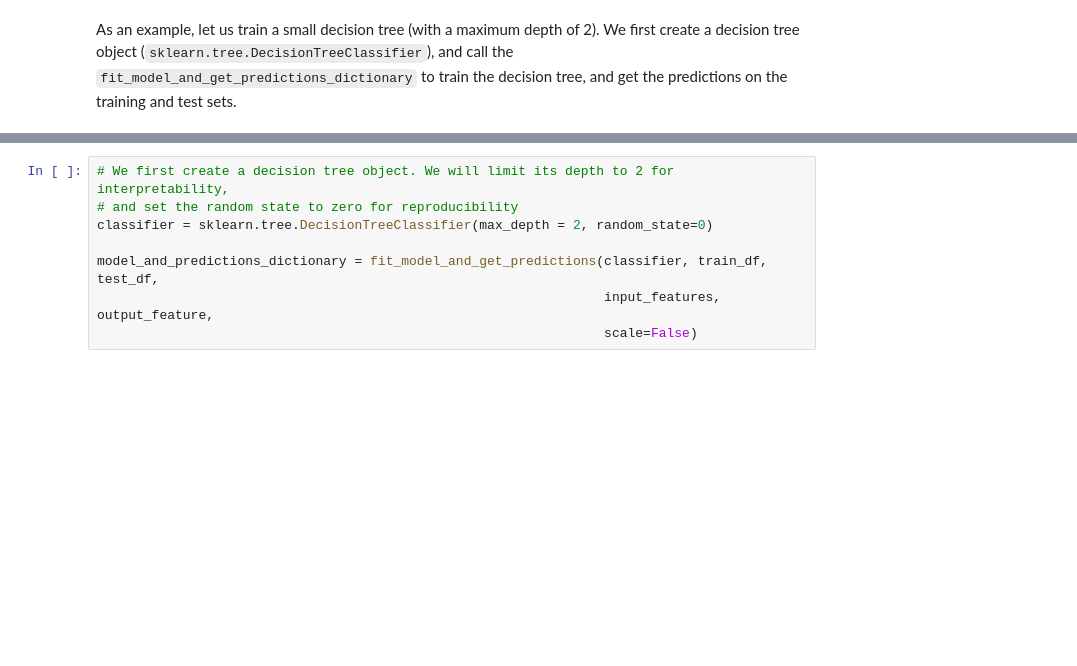
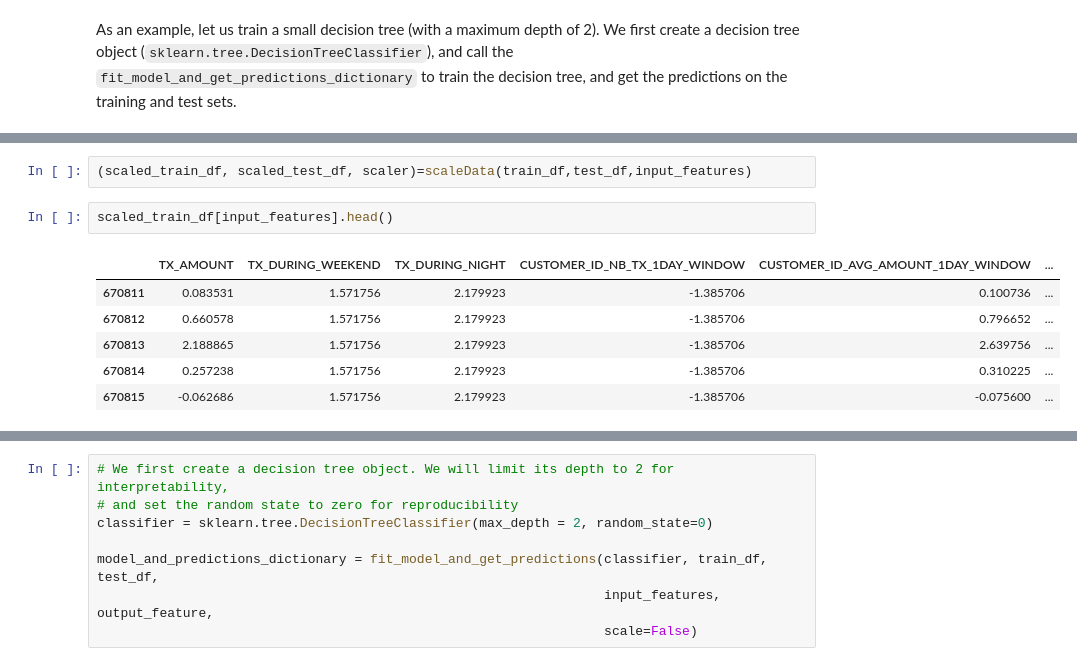
Before and after one commit to sauravtanwar786/Real-time_fraud_detection_system, a Jupyter notebook: fraud_detection_model/model_training.ipynb, the cells around one changed output, grey strips where cells are left out. Saved outputs shown, nothing was run; the diff lists cells and outputs as text; blank space fills up the shorter version.

```diff
--- a/fraud_detection_model/model_training.ipynb
+++ b/fraud_detection_model/model_training.ipynb
@@ -288,0 +321,11 @@ As an example, let us train a small decision tree (with a maximum depth of 2). W
+# %%
+(scaled_train_df, scaled_test_df, scaler)=scaleData(train_df,test_df,input_features)
+# %%
+scaled_train_df[input_features].head()
+# %% [output]
+|  | TX_AMOUNT | TX_DURING_WEEKEND | TX_DURING_NIGHT | CUSTOMER_ID_NB_TX_1DAY_WINDOW | CUSTOMER_ID_AVG_AMOUNT_1DAY_WINDOW | ... |
+| 670811 | 0.083531 | 1.571756 | 2.179923 | -1.385706 | 0.100736 | ... |
+| 670812 | 0.660578 | 1.571756 | 2.179923 | -1.385706 | 0.796652 | ... |
+| 670813 | 2.188865 | 1.571756 | 2.179923 | -1.385706 | 2.639756 | ... |
+| 670814 | 0.257238 | 1.571756 | 2.179923 | -1.385706 | 0.310225 | ... |
+| 670815 | -0.062686 | 1.571756 | 2.179923 | -1.385706 | -0.075600 | ... |
```
Also changed, not shown: parts of 8 cells of this notebook, 6 other files.
